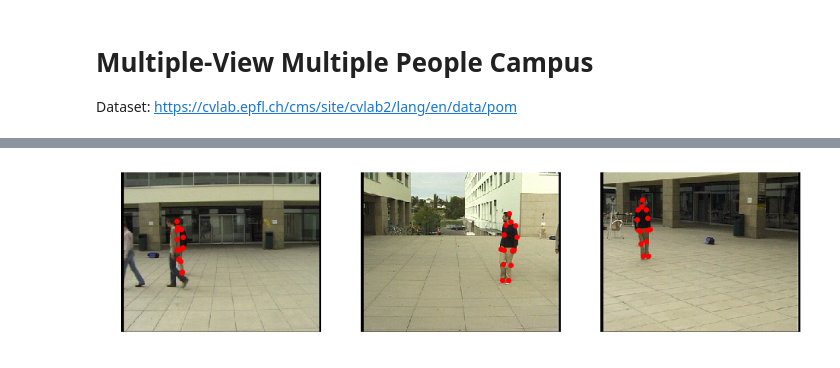
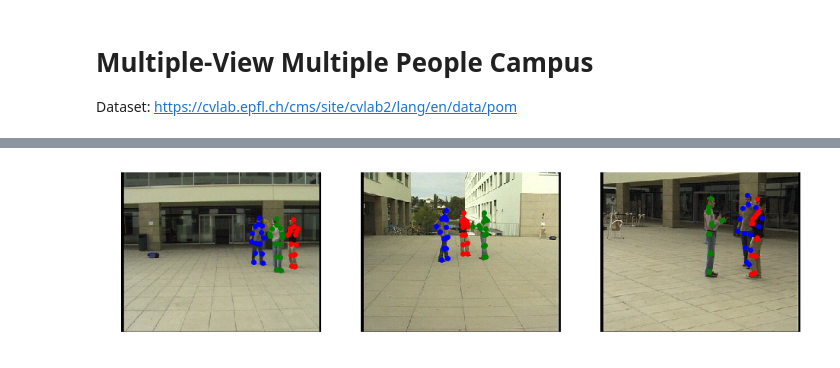
Before and after one commit to jutanke/pak, a Jupyter notebook: samples/Campus.ipynb, the cells around one changed output, grey strips where cells are left out. Drawn from its saved outputs; the diff is of its cells as text; code cells hidden in the pictures.

```diff
--- a/samples/Campus.ipynb
+++ b/samples/Campus.ipynb
@@ -11,14 +11,36 @@ import numpy as np
 import sys
 sys.path.insert(0,'../')
 from pak.datasets.EPFL_Campus import EPFL_Campus
-from time import time
 
 root = Settings['data_root']
-print(root)
+campus = EPFL_Campus(root)
 
-campus = EPFL_Campus(root)
-_start = time()
-X, Y, Calib = campus.get_frame(0)
-_end = time()
-print("elapsed", _end - _start)
+FRAME = 800
+X, Y, Calib = campus.get_frame(FRAME)
+
+fig = plt.figure(figsize=(16,16))
+
+COLORS = ['red', 'green', 'blue', 'yellow']
+
+for cid in [0, 1, 2]:
+    ax = fig.add_subplot(1, 3, cid+1)
+    P = Calib[cid]
+    im = X[cid]
+    ax.imshow(im)
+    ax.axis('off')
+
+    for pid, person in enumerate(Y):
+        pts = person
+        if pts is None:
+            continue
+
+        for x, y, z in pts:
+            pt3d = np.array([x,y,z,1])
+            pt2d = P @ pt3d
+            u = pt2d[0]/pt2d[2]
+            v = pt2d[1]/pt2d[2]
+            ax.scatter(u, v, color=COLORS[pid])
+
+
+plt.show()
 # %% [output]
@@ -27,31 +47 @@ elapsed 0.011665821075439453
+[figure, added]
-# %%
-FRAME = 1700
-X, Y, Calib = campus.get_frame(FRAME)
-
-fig = plt.figure(figsize=(16,16))
-
-COLORS = ['red', 'green', 'blue', 'yellow']
-
-for cid in [0, 1, 2]:
-    ax = fig.add_subplot(1, 3, cid+1)
-    P = Calib[cid]
-    im = X[cid]
-    ax.imshow(im)
-    ax.axis('off')
-
-    for pid, person in enumerate(Y):
-        pts = person
-        if pts is None:
-            continue
-
-        for x, y, z in pts:
-            pt3d = np.array([x,y,z,1])
-            pt2d = P @ pt3d
-            u = pt2d[0]/pt2d[2]
-            v = pt2d[1]/pt2d[2]
-            ax.scatter(u, v, color=COLORS[pid])
-
-
-plt.show()
-# %% [output]
-[figure, removed]
```
Also changed, not shown: parts of 2 cells of this notebook.
